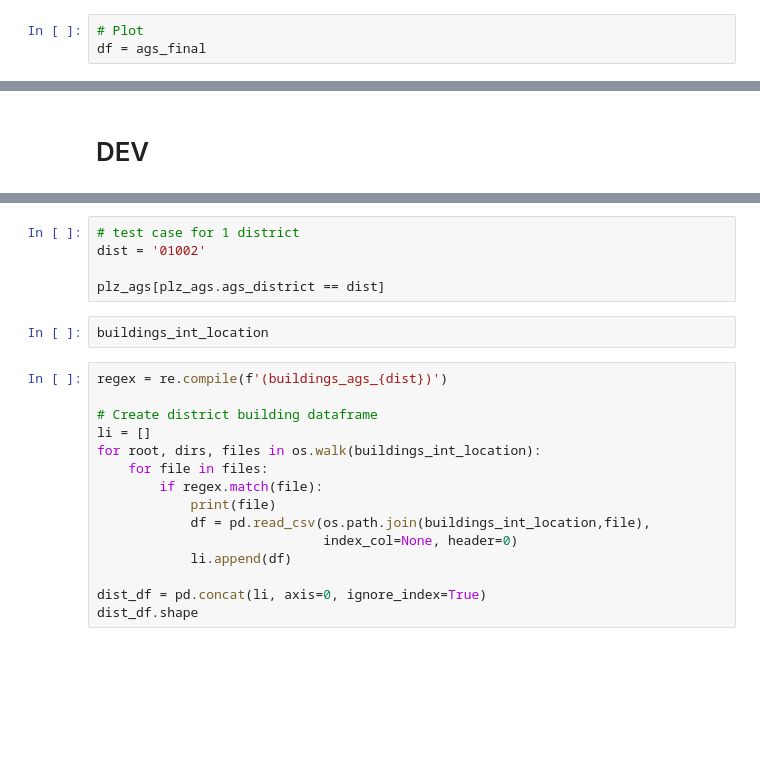
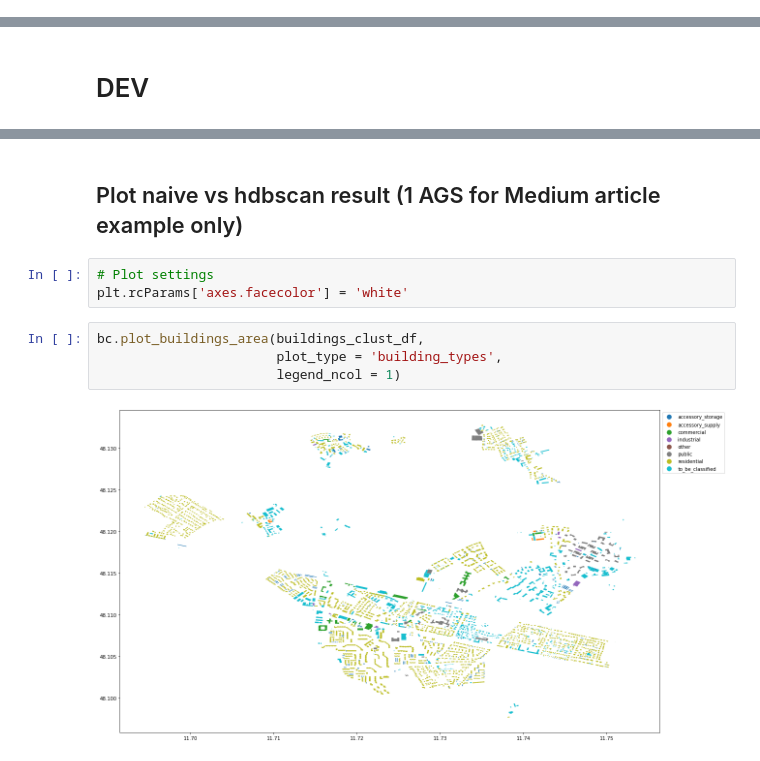
Before and after one commit to o0oBluePhoenixo0o/CheapAtlas, a Jupyter notebook: notebooks/3_buildings_classification.ipynb, the cells around one changed output, grey strips where cells are left out. Cells and saved outputs as stored; diff of their text form; blank space fills up the shorter version.

```diff
--- a/notebooks/3_buildings_classification.ipynb
+++ b/notebooks/3_buildings_classification.ipynb
@@ -218,3 +80,0 @@ ags_final['building_block'] = ags_final['building_block'].astype(str)
-# %%
-# Plot
-df = ags_final
@@ -305,22 +346,11 @@ plz_ags_dist.head()
-# %%
-# test case for 1 district
-dist = '01002'
-
-plz_ags[plz_ags.ags_district == dist]
-# %%
-buildings_int_location
-# %%
-regex = re.compile(f'(buildings_ags_{dist})')
-
-# Create district building dataframe
-li = []
-for root, dirs, files in os.walk(buildings_int_location):
-    for file in files:
-        if regex.match(file):
-            print(file)
-            df = pd.read_csv(os.path.join(buildings_int_location,file),
-                             index_col=None, header=0)
-            li.append(df)
-
-dist_df = pd.concat(li, axis=0, ignore_index=True)
-dist_df.shape
+# %% [markdown]
+## Plot naive vs hdbscan result (1 AGS for Medium article example only)
+# %%
+# Plot settings
+plt.rcParams['axes.facecolor'] = 'white'
+# %%
+bc.plot_buildings_area(buildings_clust_df,
+                       plot_type = 'building_types',
+                       legend_ncol = 1)
+# %% [output]
+[figure, added]
```
Also changed, not shown: parts of 69 cells of this notebook, 34 other files.
